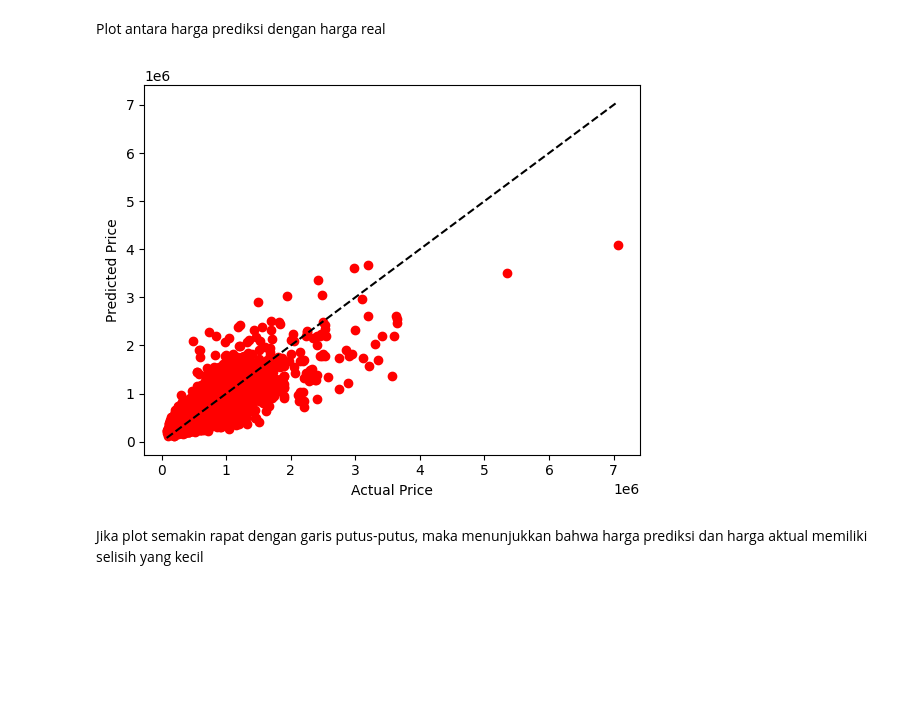
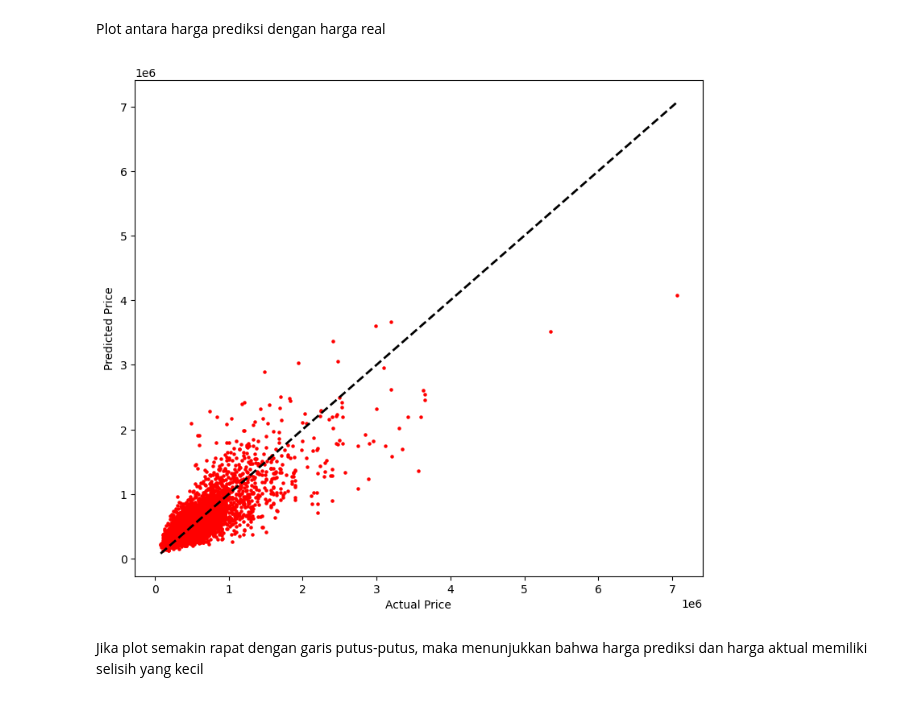
Before and after one commit to GilangAgungS/house-prediction-fix1, a Jupyter notebook: latian_PrediksiHargaRumah (1) lama.ipynb, the cells around one changed output. Drawn from its saved outputs; the diff is of its cells as text; code cells hidden in the pictures; blank space fills up the shorter version.

```diff
--- a/latian_PrediksiHargaRumah (1) lama.ipynb
+++ b/latian_PrediksiHargaRumah (1) lama.ipynb
@@ -667,7 +688,7 @@ Name: price, Length: 6484, dtype: float64
 #### Linear Regression
 # %%
 #menggunakan model linear regression
-#from sklearn.linear_model import LinearRegression
+from sklearn.linear_model import LinearRegression
 
-#linReg = LinearRegression()
-#linReg.fit(X_train, y_train)
+linReg = LinearRegression()
+linReg.fit(X_train, y_train)
@@ -680,7 +702,7 @@ Name: price, Length: 6484, dtype: float64
 #### Gradient Boosting Regression
 # %%
 #menggunakan model gradient boosting regressor
-#from sklearn.ensemble import GradientBoostingRegressor
+from sklearn.ensemble import GradientBoostingRegressor
 
-#GBR = GradientBoostingRegressor(random_state=50, n_estimators=300)
-#GBR.fit(X_train, y_train)
+GBR = GradientBoostingRegressor()
+GBR.fit(X_train, y_train)
@@ -827,14 +845,19 @@ persentase perbedaan: [-5.6401153] %
 Plot antara harga prediksi dengan harga real
 # %%
 #melihat plot antara harga prediksi dengan harga real
+f = plt.figure(figsize=(20,8))
 
-plt.scatter(y_test, RFG.predict(X_test), color='red')
-plt.plot([y_test.min(), y_test.max()], [y_test.min(), y_test.max()], '--', color='black')
+f.add_subplot(1,2,1)
+# membuat scatter plot dengan ukuran 5
+
+
+plt.scatter(y_test, RFG.predict(X_test), color='red', s=5)
+plt.plot([y_test.min(), y_test.max()], [y_test.min(), y_test.max()], '--', color='black', lw=2)
 plt.xlabel('Actual Price')
 plt.ylabel('Predicted Price')
 plt.show()
 # %% [output]
-[figure, old version]
+[figure, new version]
 # %% [markdown]
 Jika plot semakin rapat dengan garis putus-putus, maka menunjukkan bahwa harga prediksi dan harga aktual memiliki selisih yang kecil
 # %%
```
Also changed, not shown: parts of 27 cells of this notebook.
